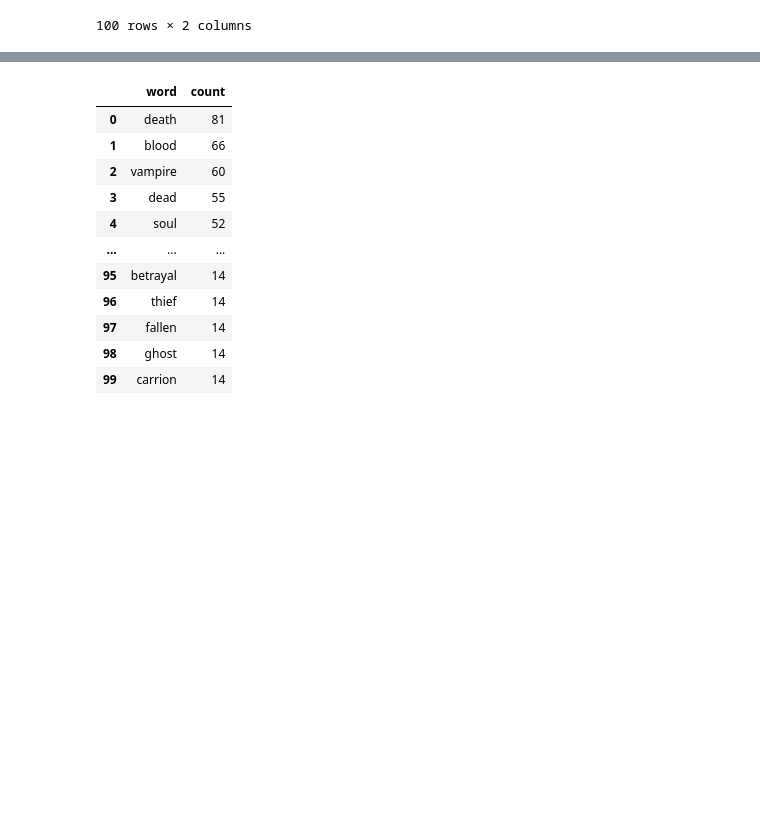
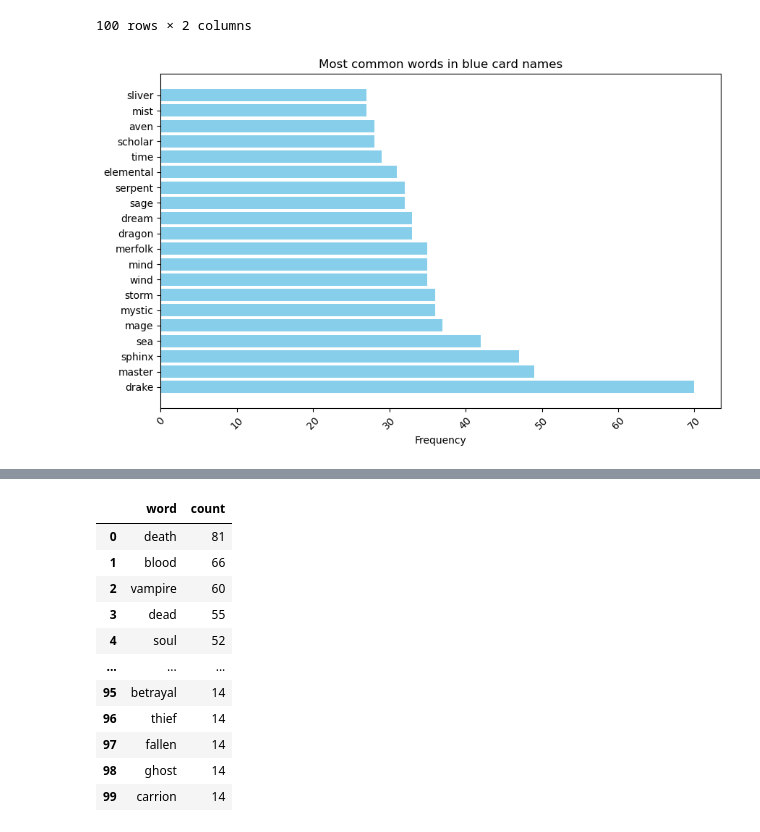
Before and after one commit to cold-quix/mtg-analysis, a Jupyter notebook: main.ipynb, the cells around one changed output, grey strips where cells are left out. Saved outputs shown, nothing was run; the diff lists cells and outputs as text; code cells hidden in the pictures; blank space fills up the shorter version.

```diff
--- a/main.ipynb
+++ b/main.ipynb
@@ -182,3 +205,14 @@ df_count_U
 | 98 | cryptic | 14 |
 | 99 | ice | 14 |
 100 rows × 2 columns
+# %%
+# plot 20 most common words
+plt.figure(figsize=(10, 6))
+plt.barh(df_count_U["word"][0:20], df_count_U["count"][0:20], color="skyblue")
+plt.xlabel("Frequency")
+plt.ylabel("")
+plt.title("Most common words in blue card names")
+plt.xticks(rotation=45)
+plt.show()
+# %% [output]
+[figure, added]
```
Also changed, not shown: parts of 11 cells of this notebook, 10 other files.
